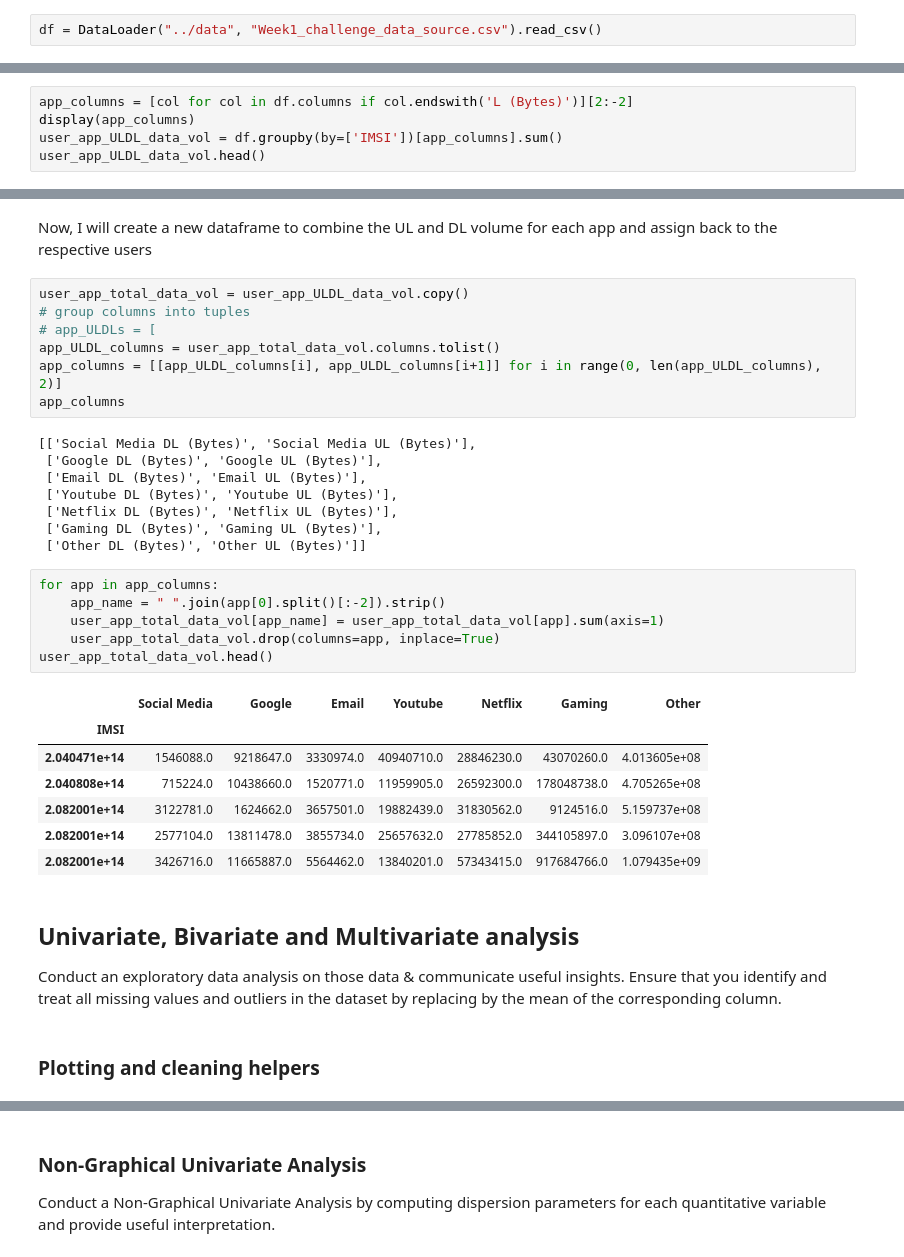
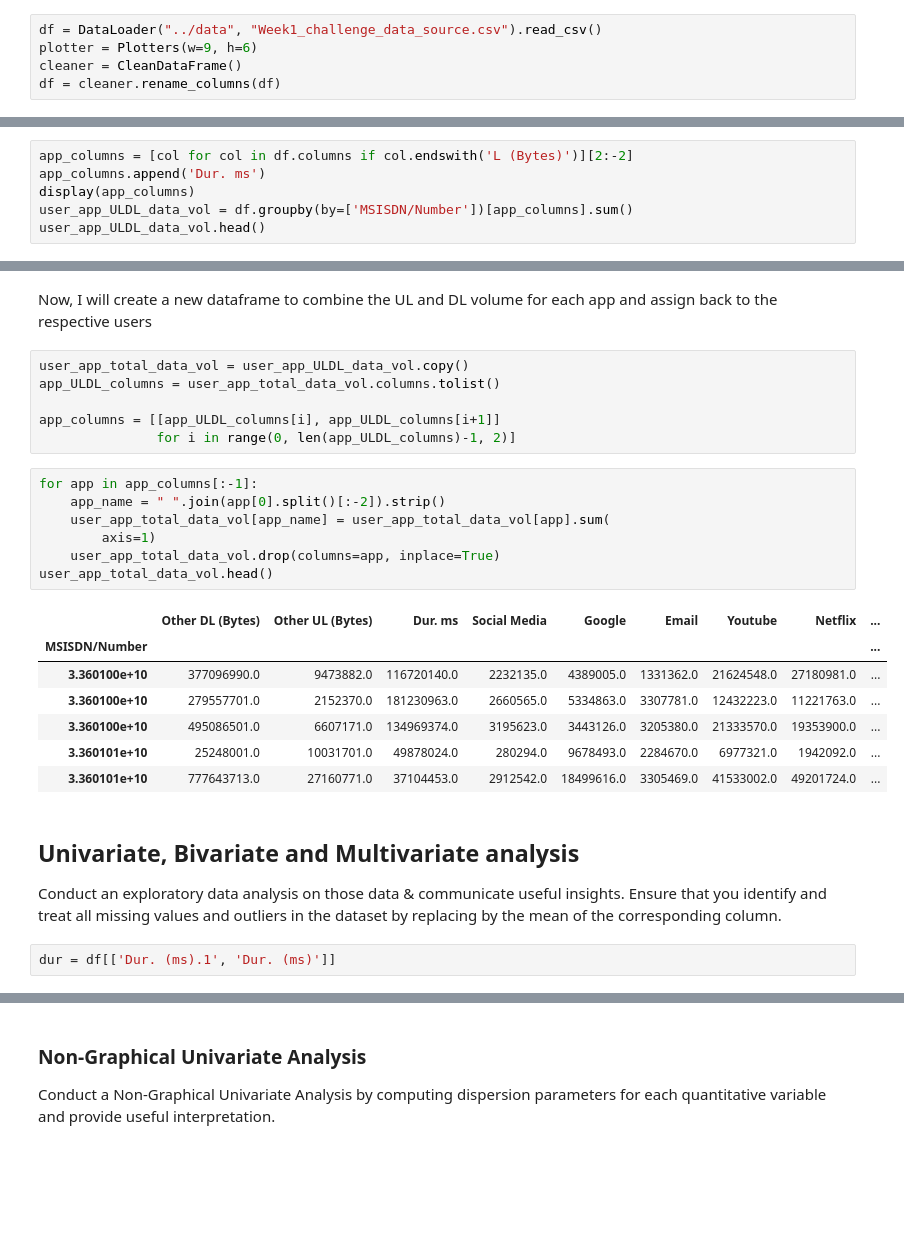
Before and after one commit to Hen0k/TellCo-user-analysis, a Jupyter notebook: notebooks/1-User-Overview-Analysis.ipynb, the cells around one changed output, grey strips where cells are left out. Saved outputs shown, nothing was run; the diff lists cells and outputs as text; blank space fills up the shorter version.

Commit message:
notebook: Replace IMSI with MSISDN for grouping users

```diff
--- a/notebooks/1-User-Overview-Analysis.ipynb
+++ b/notebooks/1-User-Overview-Analysis.ipynb
@@ -39,3 +38,6 @@ from utils import DataLoader
 # load data
 # %%
 df = DataLoader("../data", "Week1_challenge_data_source.csv").read_csv()
+plotter = Plotters(w=9, h=6)
+cleaner = CleanDataFrame()
+df = cleaner.rename_columns(df)
@@ -192,8 +200,9 @@ dtype: float64
 ### The total data volume (in Bytes) during these session for each application
 # %%
 app_columns = [col for col in df.columns if col.endswith('L (Bytes)')][2:-2]
+app_columns.append('Dur. ms')
 display(app_columns)
-user_app_ULDL_data_vol = df.groupby(by=['IMSI'])[app_columns].sum()
+user_app_ULDL_data_vol = df.groupby(by=['MSISDN/Number'])[app_columns].sum()
 user_app_ULDL_data_vol.head()
 # %% [output]
 ['Social Media DL (Bytes)',
@@ -221,36 +231,28 @@ user_app_ULDL_data_vol.head()
 Now, I will create a new dataframe to combine the UL and DL volume for each app and assign back to the respective users
 # %%
 user_app_total_data_vol = user_app_ULDL_data_vol.copy()
-# group columns into tuples
-# app_ULDLs = [
 app_ULDL_columns = user_app_total_data_vol.columns.tolist()
-app_columns = [[app_ULDL_columns[i], app_ULDL_columns[i+1]] for i in range(0, len(app_ULDL_columns), 2)]
-app_columns
+
+app_columns = [[app_ULDL_columns[i], app_ULDL_columns[i+1]]
+               for i in range(0, len(app_ULDL_columns)-1, 2)]
-# %% [output]
-[['Social Media DL (Bytes)', 'Social Media UL (Bytes)'],
- ['Google DL (Bytes)', 'Google UL (Bytes)'],
- ['Email DL (Bytes)', 'Email UL (Bytes)'],
- ['Youtube DL (Bytes)', 'Youtube UL (Bytes)'],
- ['Netflix DL (Bytes)', 'Netflix UL (Bytes)'],
- ['Gaming DL (Bytes)', 'Gaming UL (Bytes)'],
- ['Other DL (Bytes)', 'Other UL (Bytes)']]
 # %%
-for app in app_columns:
+for app in app_columns[:-1]:
     app_name = " ".join(app[0].split()[:-2]).strip()
-    user_app_total_data_vol[app_name] = user_app_total_data_vol[app].sum(axis=1)
+    user_app_total_data_vol[app_name] = user_app_total_data_vol[app].sum(
+        axis=1)
     user_app_total_data_vol.drop(columns=app, inplace=True)
 user_app_total_data_vol.head()
 # %% [output]
-|  | Social Media | Google | Email | Youtube | Netflix | Gaming | Other |
-| IMSI |  |  |  |  |  |  |  |
-| 2.040471e+14 | 1546088.0 | 9218647.0 | 3330974.0 | 40940710.0 | 28846230.0 | 43070260.0 | 4.013605e+08 |
-| 2.040808e+14 | 715224.0 | 10438660.0 | 1520771.0 | 11959905.0 | 26592300.0 | 178048738.0 | 4.705265e+08 |
-| 2.082001e+14 | 3122781.0 | 1624662.0 | 3657501.0 | 19882439.0 | 31830562.0 | 9124516.0 | 5.159737e+08 |
-| 2.082001e+14 | 2577104.0 | 13811478.0 | 3855734.0 | 25657632.0 | 27785852.0 | 344105897.0 | 3.096107e+08 |
-| 2.082001e+14 | 3426716.0 | 11665887.0 | 5564462.0 | 13840201.0 | 57343415.0 | 917684766.0 | 1.079435e+09 |
+|  | Other DL (Bytes) | Other UL (Bytes) | Dur. ms | Social Media | Google | Email | Youtube | Netflix | ... |
+| MSISDN/Number |  |  |  |  |  |  |  |  | ... |
+| 3.360100e+10 | 377096990.0 | 9473882.0 | 116720140.0 | 2232135.0 | 4389005.0 | 1331362.0 | 21624548.0 | 27180981.0 | ... |
+| 3.360100e+10 | 279557701.0 | 2152370.0 | 181230963.0 | 2660565.0 | 5334863.0 | 3307781.0 | 12432223.0 | 11221763.0 | ... |
+| 3.360100e+10 | 495086501.0 | 6607171.0 | 134969374.0 | 3195623.0 | 3443126.0 | 3205380.0 | 21333570.0 | 19353900.0 | ... |
+| 3.360101e+10 | 25248001.0 | 10031701.0 | 49878024.0 | 280294.0 | 9678493.0 | 2284670.0 | 6977321.0 | 1942092.0 | ... |
+| 3.360101e+10 | 777643713.0 | 27160771.0 | 37104453.0 | 2912542.0 | 18499616.0 | 3305469.0 | 41533002.0 | 49201724.0 | ... |
 # %% [markdown]
 ## Univariate, Bivariate and Multivariate analysis
 Conduct an exploratory data analysis on those data & communicate useful insights.
 Ensure that you identify and treat all missing values and outliers in the dataset by replacing by the mean of the corresponding column.
-# %% [markdown]
-### Plotting and cleaning helpers
+# %%
+dur = df[['Dur. (ms).1', 'Dur. (ms)']]
```
Also changed, not shown: parts of 19 cells of this notebook.
